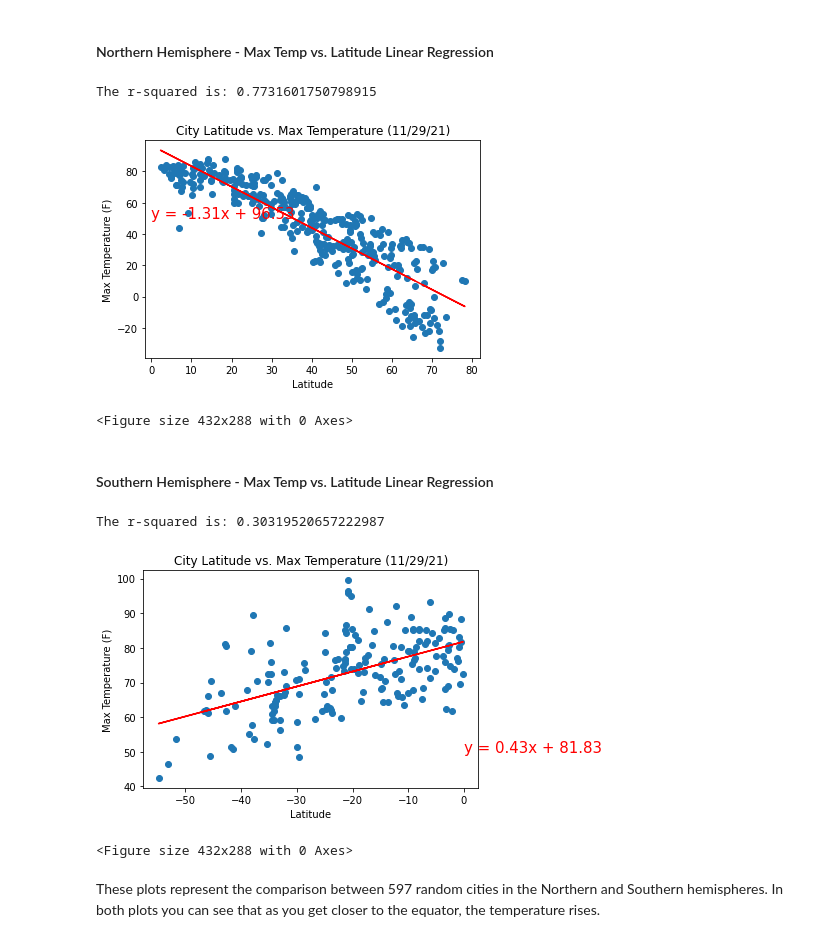
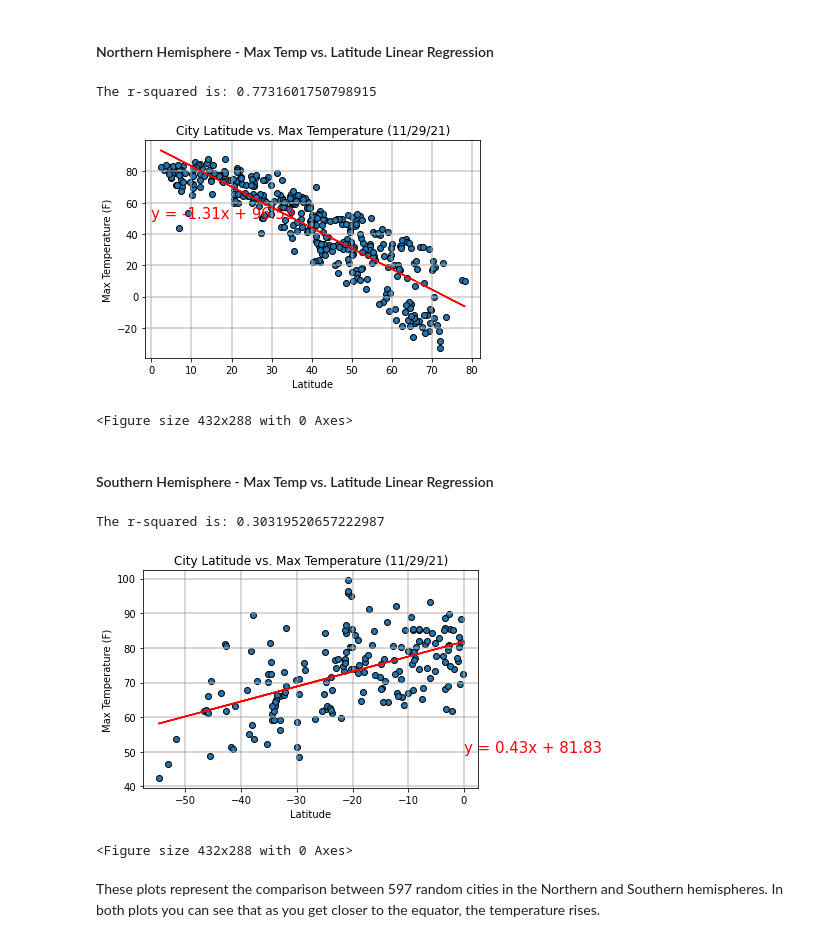
Before and after one commit to Ehurst224/Pandas_API_Weather_Analysis, a Jupyter notebook: starter_code/WeatherPy.ipynb, the cells around one changed output. Drawn from its saved outputs; the diff is of its cells as text; code cells hidden in the pictures.

```diff
--- a/starter_code/WeatherPy.ipynb
+++ b/starter_code/WeatherPy.ipynb
@@ -285,22 +285,23 @@ southern_df = weather_df[weather_df['Lat'] < 0]
 # %%
 x_values = northern_df['Lat']
 y_values = northern_df['Max Temp']
 (slope, intercept, rvalue, pvalue, stderr) = linregress(x_values, y_values)
 regress_values = x_values * slope + intercept
 line_eq = "y = " + str(round(slope,2)) + "x + " + str(round(intercept,2))
-plt.scatter(x_values,y_values)
+plt.scatter(x_values,y_values, edgecolor = "black")
 plt.plot(x_values,regress_values,"r-")
 plt.annotate(line_eq,(0,50),fontsize=15,color="red")
 plt.title("City Latitude vs. Max Temperature (11/29/21)")
 plt.xlabel("Latitude")
 plt.ylabel("Max Temperature (F)")
+plt.grid(linestyle='-', linewidth=2, alpha=0.5)
 print(f"The r-squared is: {rvalue**2}")
 plt.show()
 
 plt.savefig("../output_data/City_Latitude_vs_MaxTemp_North.png")
 # %% [output]
 The r-squared is: 0.7731601750798915
-[figure, old version]
+[figure, new version]
 <Figure size 432x288 with 0 Axes>
 # %% [markdown]
 ####  Southern Hemisphere - Max Temp vs. Latitude Linear Regression
@@ -310,19 +311,20 @@ y_values = southern_df['Max Temp']
 (slope, intercept, rvalue, pvalue, stderr) = linregress(x_values, y_values)
 regress_values = x_values * slope + intercept
 line_eq = "y = " + str(round(slope,2)) + "x + " + str(round(intercept,2))
-plt.scatter(x_values,y_values)
+plt.scatter(x_values,y_values, edgecolor = "black")
 plt.plot(x_values,regress_values,"r-")
-plt.annotate(line_eq,(0,50),fontsize=15,color="red")
+plt.annotate(line_eq,(0,50), fontsize=15, color="red")
 plt.title("City Latitude vs. Max Temperature (11/29/21)")
 plt.xlabel("Latitude")
 plt.ylabel("Max Temperature (F)")
+plt.grid(linestyle='-', linewidth=2, alpha=0.5)
 print(f"The r-squared is: {rvalue**2}")
 plt.show()
 
 plt.savefig("../output_data/City_Latitude_vs_MaxTemp_South.png")
 # %% [output]
 The r-squared is: 0.30319520657222987
-[figure, old version]
+[figure, new version]
 <Figure size 432x288 with 0 Axes>
 # %% [markdown]
 These plots represent the comparison between 597 random cities in the Northern and Southern hemispheres. In both plots you can see that as you get closer to the equator, the temperature rises.
```
Also changed, not shown: parts of 10 cells of this notebook, 4 other files.
